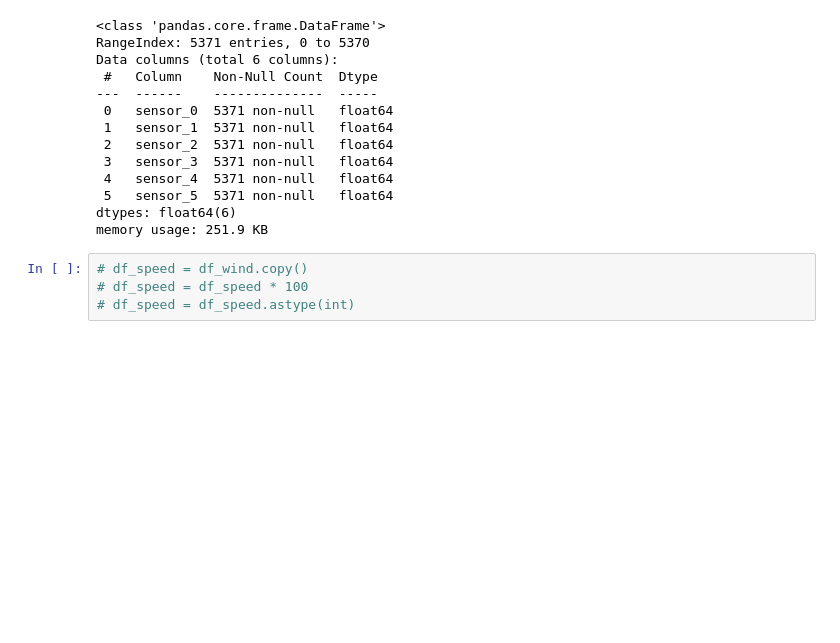
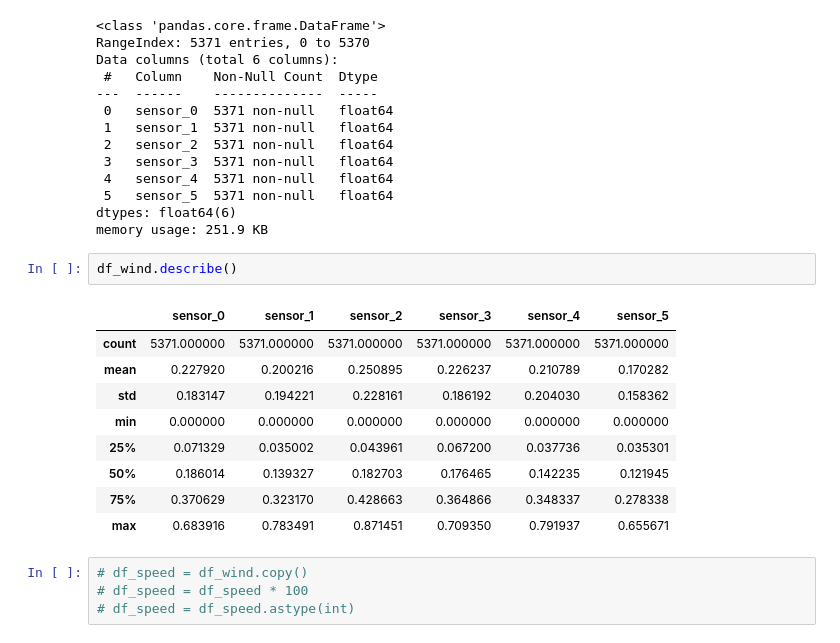
Before and after one commit to Romankkl03/compress_time_series, a Jupyter notebook: experiments.ipynb, the cells around one changed output. Drawn from its saved outputs; the diff is of its cells as text; blank space fills up the shorter version.

```diff
--- a/experiments.ipynb
+++ b/experiments.ipynb
@@ -118,6 +118,18 @@ Data columns (total 6 columns):
  5   sensor_5  5371 non-null   float64
 dtypes: float64(6)
 memory usage: 251.9 KB
+# %%
+df_wind.describe()
+# %% [output]
+|  | sensor_0 | sensor_1 | sensor_2 | sensor_3 | sensor_4 | sensor_5 |
+| count | 5371.000000 | 5371.000000 | 5371.000000 | 5371.000000 | 5371.000000 | 5371.000000 |
+| mean | 0.227920 | 0.200216 | 0.250895 | 0.226237 | 0.210789 | 0.170282 |
+| std | 0.183147 | 0.194221 | 0.228161 | 0.186192 | 0.204030 | 0.158362 |
+| min | 0.000000 | 0.000000 | 0.000000 | 0.000000 | 0.000000 | 0.000000 |
+| 25% | 0.071329 | 0.035002 | 0.043961 | 0.067200 | 0.037736 | 0.035301 |
+| 50% | 0.186014 | 0.139327 | 0.182703 | 0.176465 | 0.142235 | 0.121945 |
+| 75% | 0.370629 | 0.323170 | 0.428663 | 0.364866 | 0.348337 | 0.278338 |
+| max | 0.683916 | 0.783491 | 0.871451 | 0.709350 | 0.791937 | 0.655671 |
 # %%
 # df_speed = df_wind.copy()
 # df_speed = df_speed * 100
```
Also changed, not shown: parts of 32 cells of this notebook, 9 other files.
